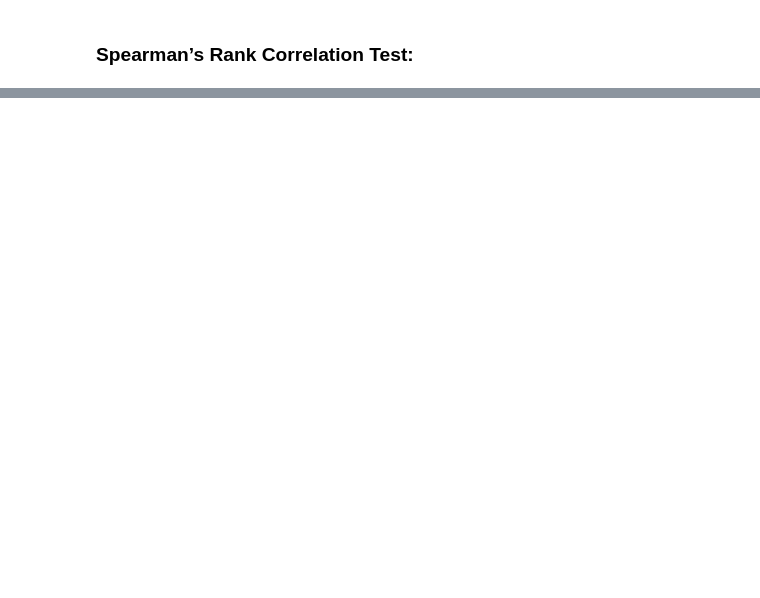
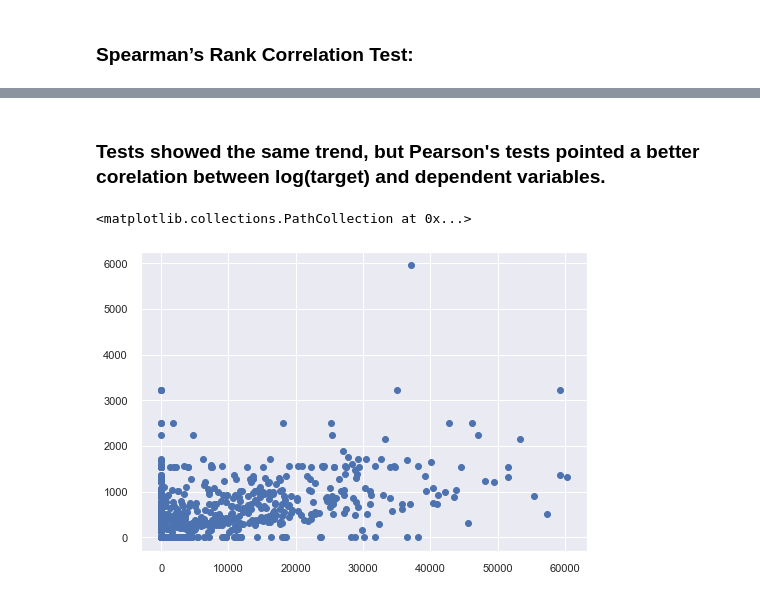
Before and after one commit to ChandraMaddikunta/eai6010-capstone, a Jupyter notebook: data_analysis/data_processing.ipynb, the cells around one changed output, grey strips where cells are left out. Drawn from its saved outputs; the diff is of its cells as text; code cells hidden in the pictures; blank space fills up the shorter version.

```diff
--- a/data_analysis/data_processing.ipynb
+++ b/data_analysis/data_processing.ipynb
@@ -397,0 +275,8 @@ for column in C[features].columns:
+# %%
+X_["CovidByPopulation"] = X_.apply(lambda x: x.Population / x.CovidCount if x.CovidCount != 0 else 0, axis=1)
+# %%
+X_["CovidByPopulationLog"] = X_["CovidByPopulation"].map(lambda x: np.log(x) if x != 0 else 0)
+# %%
+X_["CovidRateByPopulation"] = X_.apply(lambda x: x.Population / x.CovidRate if x.CovidRate != 0 else 0, axis=1)
+# %%
+X_["CovidRateByPopulationLog"] = X_["CovidRateByPopulation"].map(lambda x: np.log(x) if x != 0 else 0)
@@ -452,0 +487,9 @@ X[X["City"] == "Boston"].sort_values(by="CovidRate", ascending=False)[["ZipCode"
+# %% [markdown]
+### Tests showed the same trend, but Pearson's tests pointed a better corelation between log(target) and dependent variables.
+# %%
+X_[["Population", "CovidByPopulation"]]
+
+plt.scatter(X["Population"], X["CovidRate"])
+# %% [output]
+<matplotlib.collections.PathCollection at 0x...>
+[figure, added]
```
Also changed, not shown: parts of 63 cells of this notebook.
